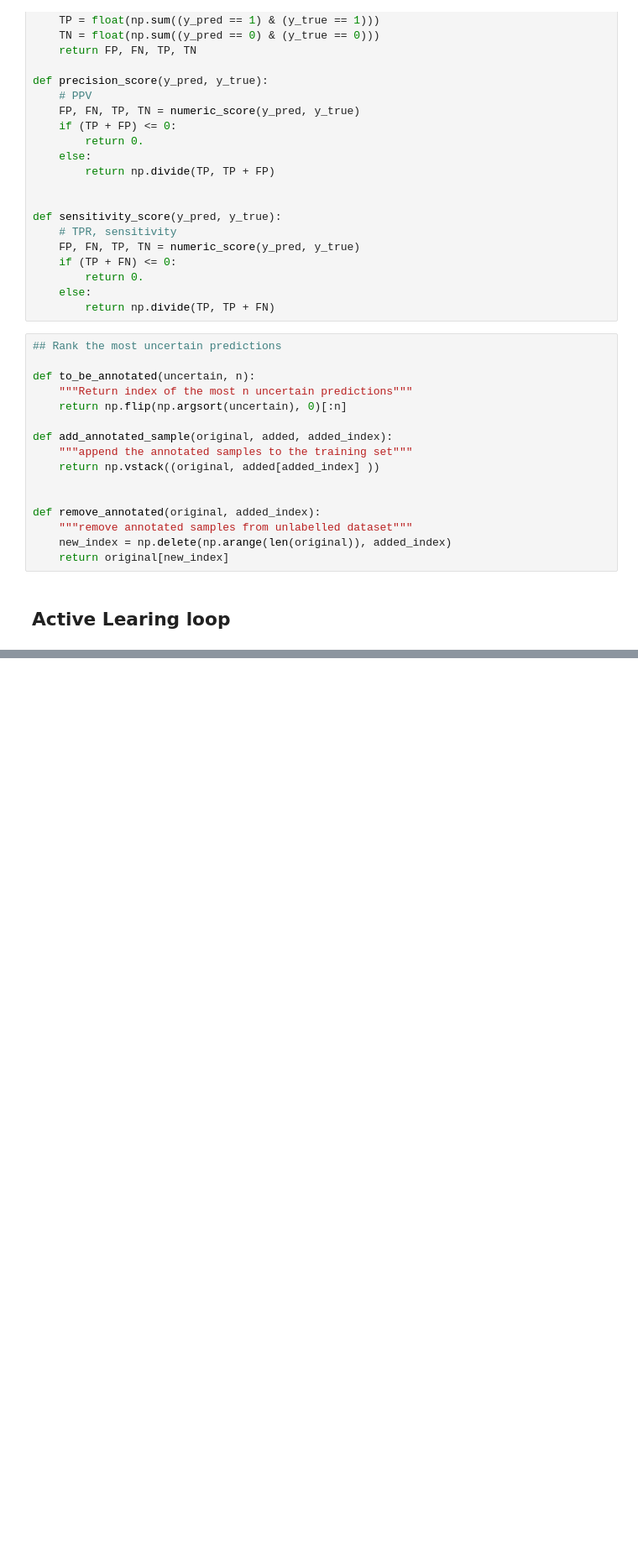
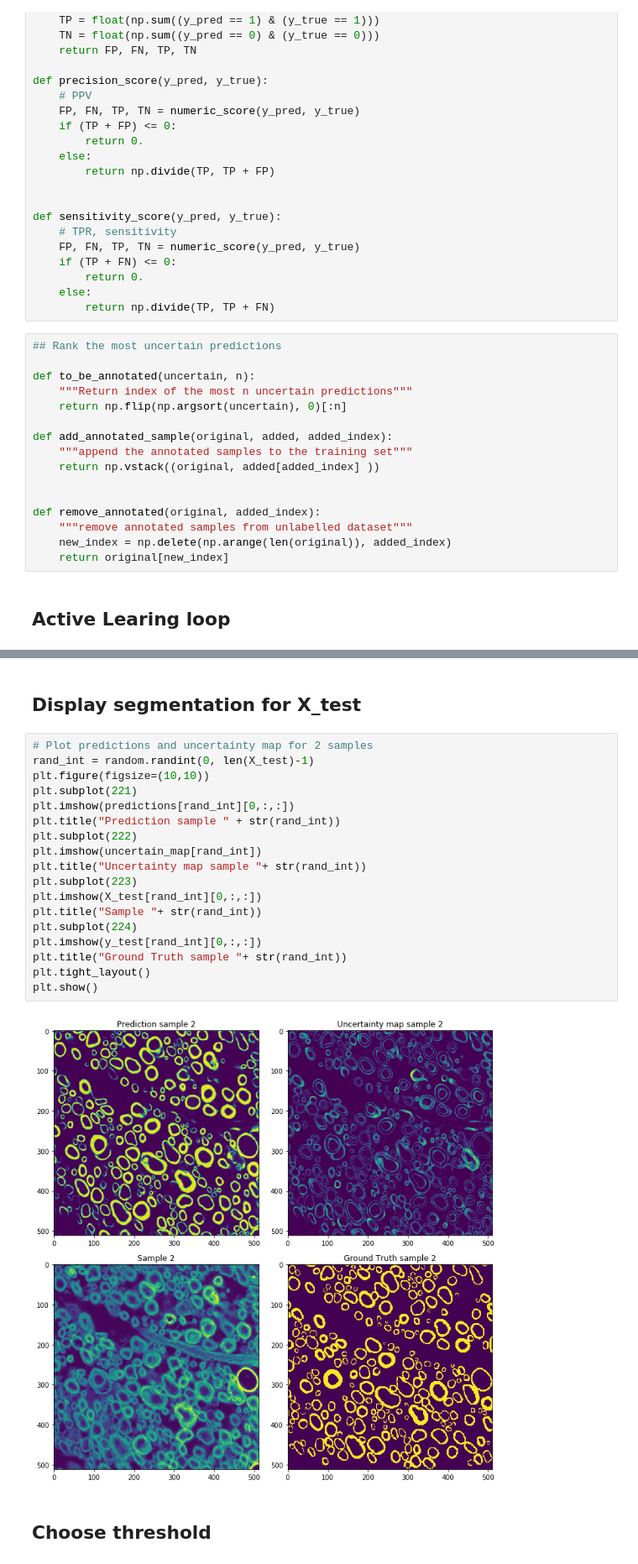
Before and after one commit to neuropoly/deep-active-learning, a Jupyter notebook: ceal/active_learning_27_09.ipynb, the cells around one changed output, grey strips where cells are left out. Shown at 84% size. Drawn from its saved outputs; the diff is of its cells as text; blank space fills up the shorter version.

```diff
--- a/ceal/active_learning_27_09.ipynb
+++ b/ceal/active_learning_27_09.ipynb
@@ -725,0 +671,24 @@ AttributeError: 'list' object has no attribute 'split'
+# %% [markdown]
+## Display segmentation for X_test
+# %%
+# Plot predictions and uncertainty map for 2 samples
+rand_int = random.randint(0, len(X_test)-1)
+plt.figure(figsize=(10,10))
+plt.subplot(221)
+plt.imshow(predictions[rand_int][0,:,:])
+plt.title("Prediction sample " + str(rand_int))
+plt.subplot(222)
+plt.imshow(uncertain_map[rand_int])
+plt.title("Uncertainty map sample "+ str(rand_int))
+plt.subplot(223)
+plt.imshow(X_test[rand_int][0,:,:])
+plt.title("Sample "+ str(rand_int))
+plt.subplot(224)
+plt.imshow(y_test[rand_int][0,:,:])
+plt.title("Ground Truth sample "+ str(rand_int))
+plt.tight_layout()
+plt.show()
+# %% [output]
+[figure, added]
+# %% [markdown]
+## Choose threshold
```
Also changed, not shown: parts of 19 cells of this notebook.
